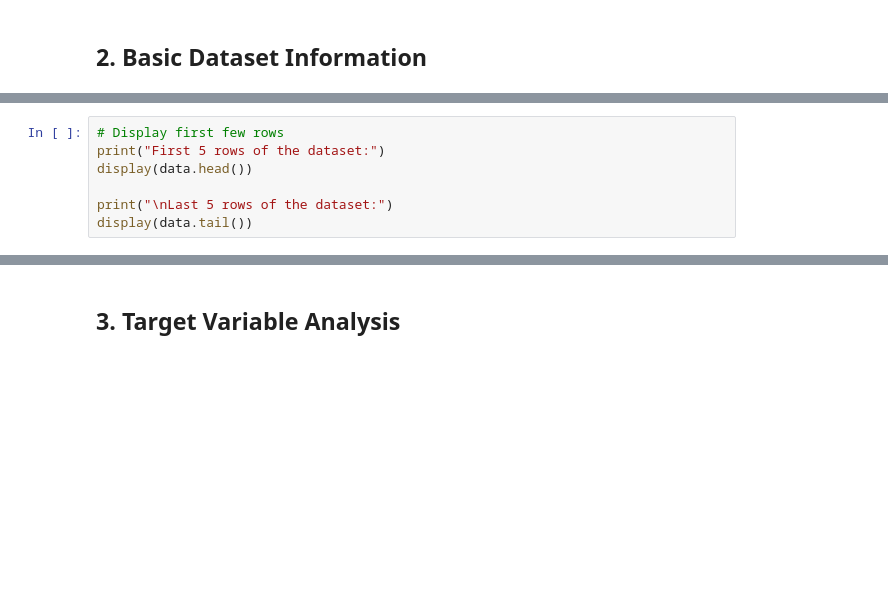
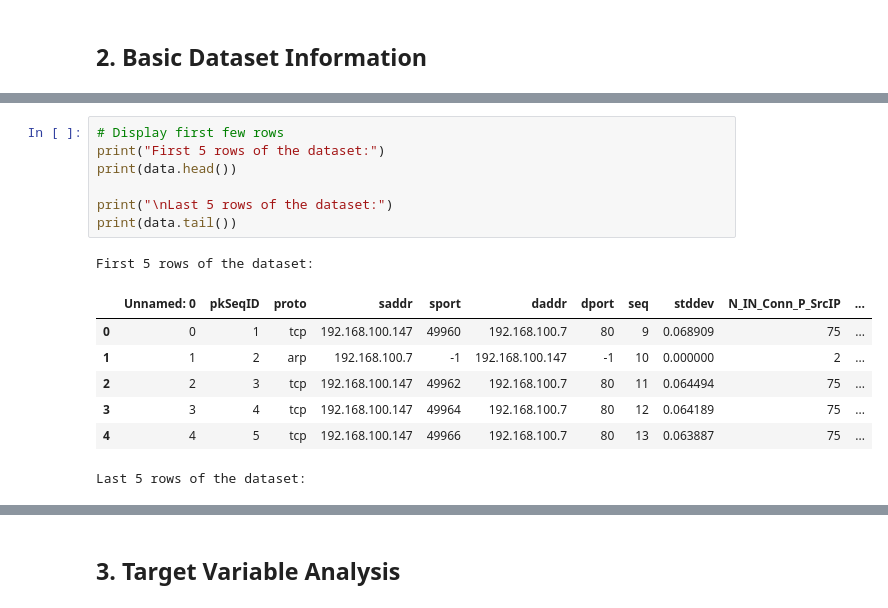
Before and after one commit to nandana-das/IoTproject, a Jupyter notebook: iot-intrusion-detection/notebooks/01_data_exploration.ipynb, the cells around one changed output, grey strips where cells are left out. Saved outputs shown, nothing was run; the diff lists cells and outputs as text; blank space fills up the shorter version.

```diff
--- a/iot-intrusion-detection/notebooks/01_data_exploration.ipynb
+++ b/iot-intrusion-detection/notebooks/01_data_exploration.ipynb
@@ -69,7 +103,16 @@ print(missing_values[missing_values > 0] if missing_values.sum() > 0 else "No mi
 # %%
 # Display first few rows
 print("First 5 rows of the dataset:")
-display(data.head())
+print(data.head())
 
 print("\nLast 5 rows of the dataset:")
-display(data.tail())
+print(data.tail())
+# %% [output]
+First 5 rows of the dataset:
+|  | Unnamed: 0 | pkSeqID | proto | saddr | sport | daddr | dport | seq | stddev | N_IN_Conn_P_SrcIP | ... |
+| 0 | 0 | 1 | tcp | 192.168.100.147 | 49960 | 192.168.100.7 | 80 | 9 | 0.068909 | 75 | ... |
+| 1 | 1 | 2 | arp | 192.168.100.7 | -1 | 192.168.100.147 | -1 | 10 | 0.000000 | 2 | ... |
+| 2 | 2 | 3 | tcp | 192.168.100.147 | 49962 | 192.168.100.7 | 80 | 11 | 0.064494 | 75 | ... |
+| 3 | 3 | 4 | tcp | 192.168.100.147 | 49964 | 192.168.100.7 | 80 | 12 | 0.064189 | 75 | ... |
+| 4 | 4 | 5 | tcp | 192.168.100.147 | 49966 | 192.168.100.7 | 80 | 13 | 0.063887 | 75 | ... |
+Last 5 rows of the dataset:
```
Also changed, not shown: parts of 13 cells of this notebook, 2 other files.
